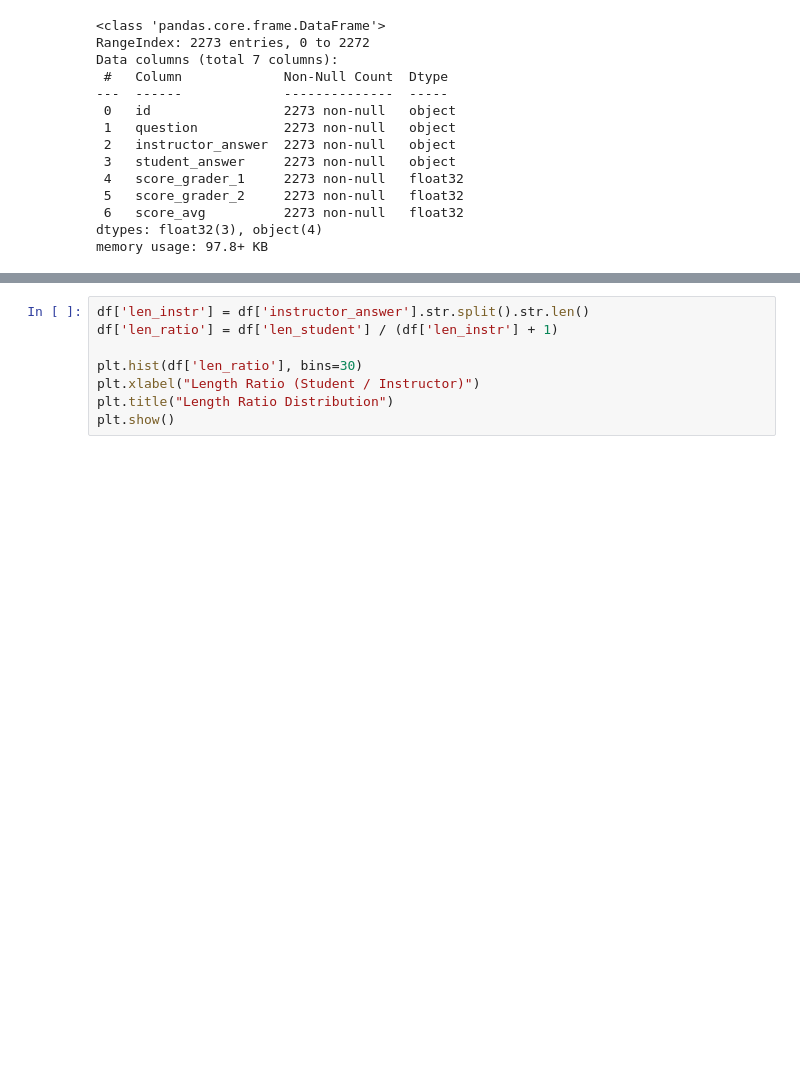
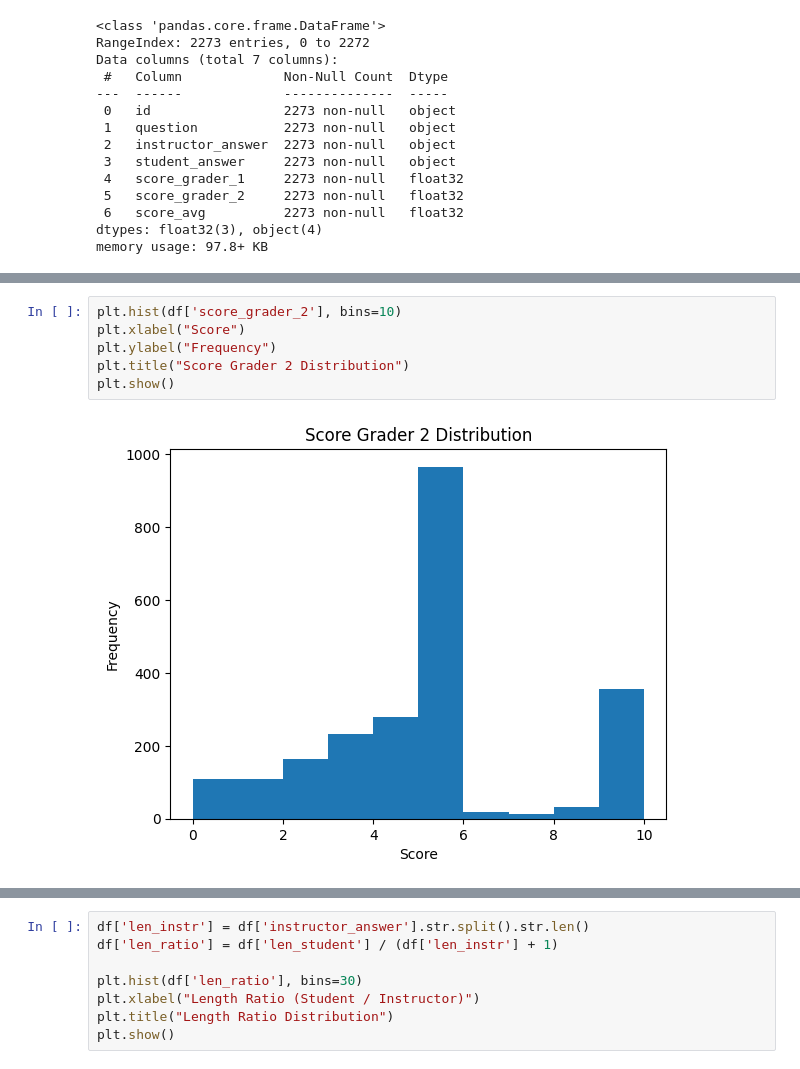
Before and after one commit to Jeanettehauw/THESIS-Automated-Short-Answer-System-using-SentenceBERT, a Jupyter notebook: data_exploration.ipynb, the cells around one changed output, grey strips where cells are left out. Saved outputs shown, nothing was run; the diff lists cells and outputs as text; blank space fills up the shorter version.

```diff
--- a/data_exploration.ipynb
+++ b/data_exploration.ipynb
@@ -67,3 +95,11 @@ plt.show()
+# %%
+plt.hist(df['score_grader_2'], bins=10)
+plt.xlabel("Score")
+plt.ylabel("Frequency")
+plt.title("Score Grader 2 Distribution")
+plt.show()
+# %% [output]
+[figure, added]
 # %%
 df['len_student'] = df['student_answer'].str.split().str.len()
 
```
Also changed, not shown: parts of 7 cells of this notebook.
